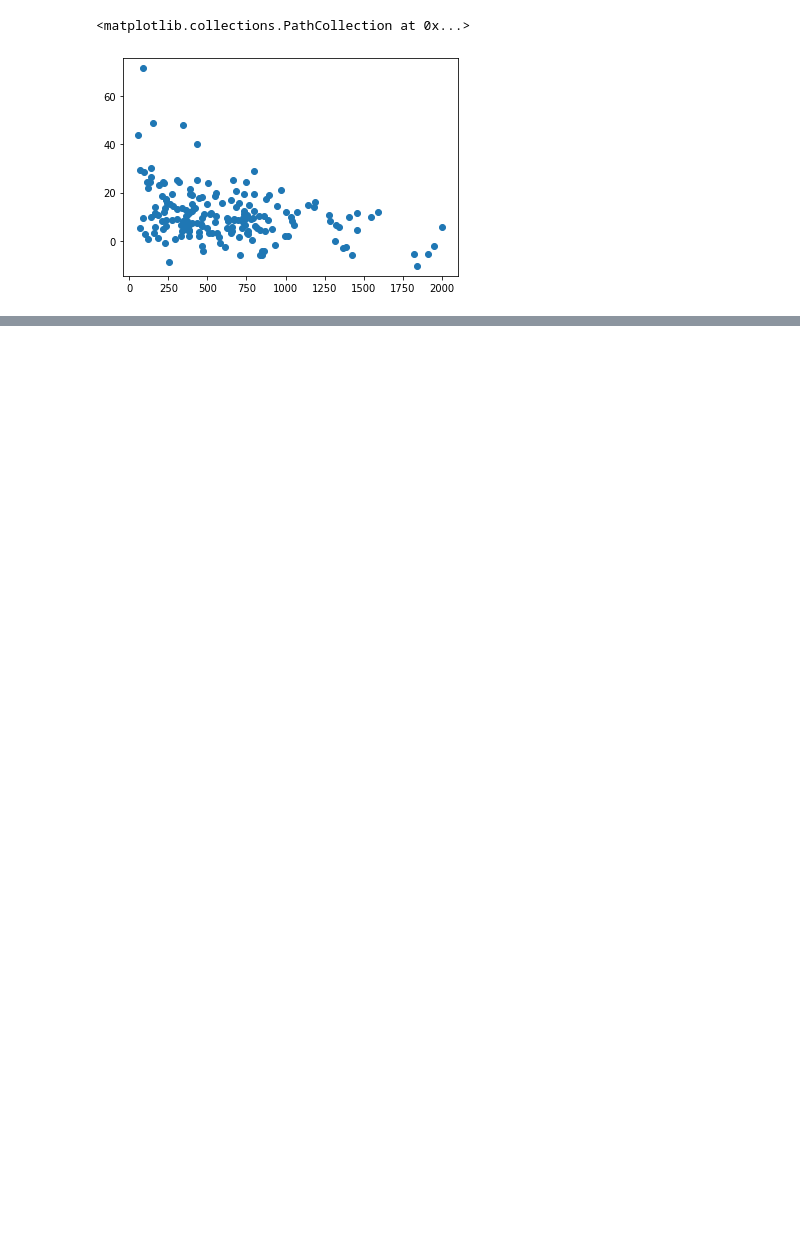
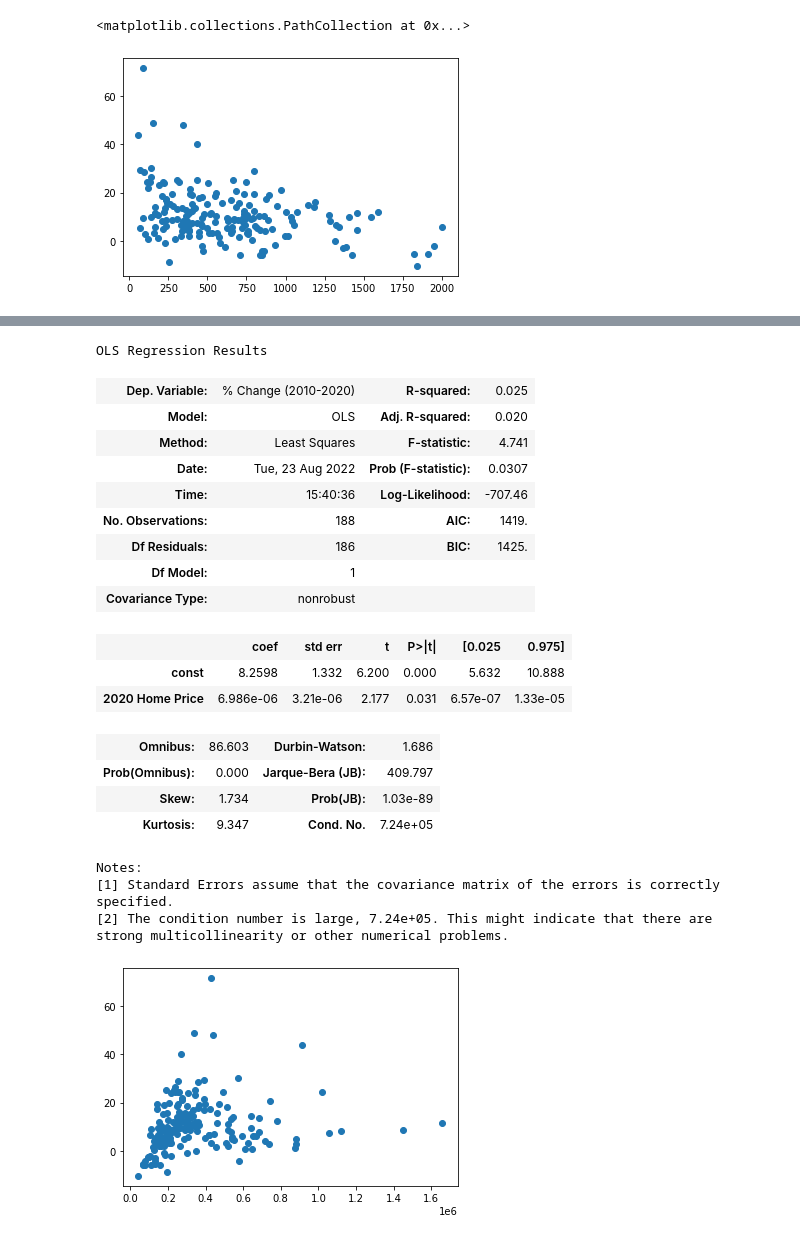
Before and after one commit to edd1234/cities, a Jupyter notebook: Cities Regression.ipynb, the cells around one changed output, grey strips where cells are left out. Cells and saved outputs as stored; diff of their text form; code cells hidden in the pictures; blank space fills up the shorter version.

```diff
--- a/Cities Regression.ipynb
+++ b/Cities Regression.ipynb
@@ -37 +94,32 @@ plt.scatter(x,y)
+# %%
+y = housing_data['% Change (2010-2020)']
+x = housing_data['2020 Home Price']
+
+plt.scatter(x,y)
+x1 = sm.add_constant(x)
+results = sm.OLS(y,x1).fit()
+results.summary()
+# %% [output]
+OLS Regression Results
+| Dep. Variable: | % Change (2010-2020) | R-squared: | 0.025 |
+| Model: | OLS | Adj. R-squared: | 0.020 |
+| Method: | Least Squares | F-statistic: | 4.741 |
+| Date: | Tue, 23 Aug 2022 | Prob (F-statistic): | 0.0307 |
+| Time: | 15:40:36 | Log-Likelihood: | -707.46 |
+| No. Observations: | 188 | AIC: | 1419. |
+| Df Residuals: | 186 | BIC: | 1425. |
+| Df Model: | 1 |  |  |
+| Covariance Type: | nonrobust |  |  |
+|  | coef | std err | t | P>|t| | [0.025 | 0.975] |
+| const | 8.2598 | 1.332 | 6.200 | 0.000 | 5.632 | 10.888 |
+| 2020 Home Price | 6.986e-06 | 3.21e-06 | 2.177 | 0.031 | 6.57e-07 | 1.33e-05 |
+| Omnibus: | 86.603 | Durbin-Watson: | 1.686 |
+| Prob(Omnibus): | 0.000 | Jarque-Bera (JB): | 409.797 |
+| Skew: | 1.734 | Prob(JB): | 1.03e-89 |
+| Kurtosis: | 9.347 | Cond. No. | 7.24e+05 |
+Notes:
+[1] Standard Errors assume that the covariance matrix of the errors is correctly specified.
+[2] The condition number is large, 7.24e+05. This might indicate that there are
+strong multicollinearity or other numerical problems.
+[figure, added]
 # %%
```
Also changed, not shown: parts of 12 cells of this notebook, 1 other file.
